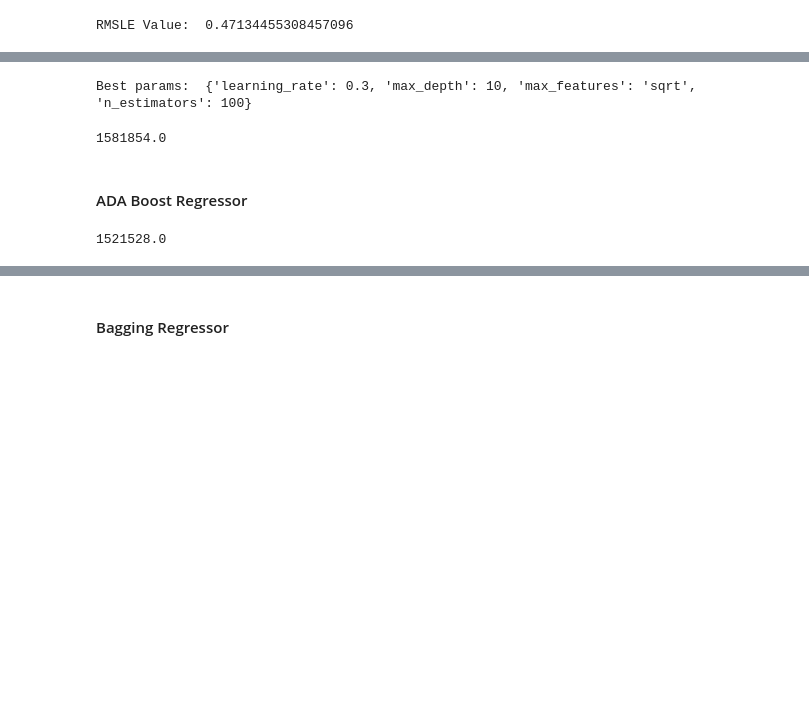
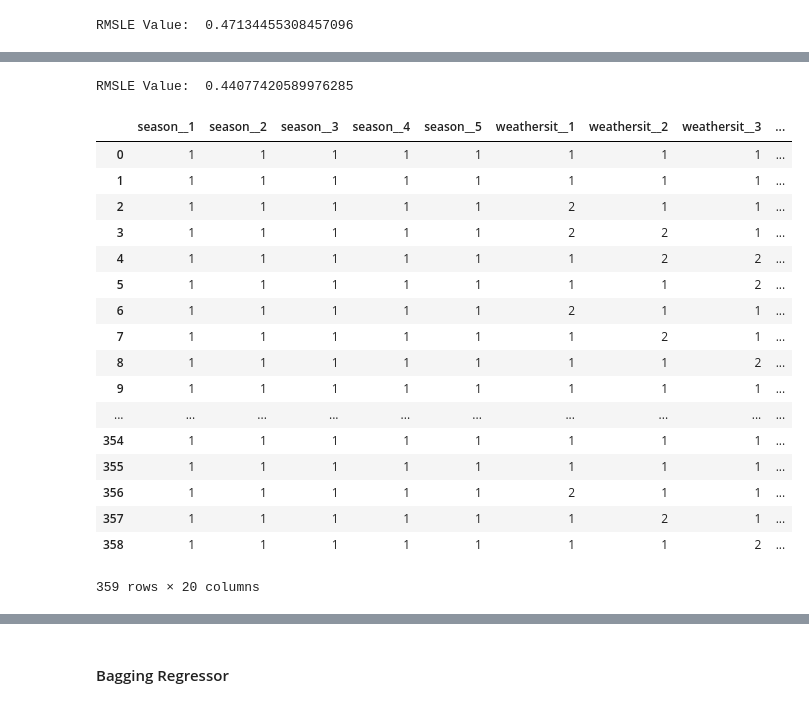
Before and after one commit to santi81/bike_sharing, a Jupyter notebook: Bike_renting-Results.ipynb, the cells around one changed output, grey strips where cells are left out. Drawn from its saved outputs; the diff is of its cells as text; code cells hidden in the pictures; blank space fills up the shorter version.

```diff
--- a/Bike_renting-Results.ipynb
+++ b/Bike_renting-Results.ipynb
@@ -302,40 +373,25 @@ print(profit(actual_predictions,model_predictions).sum())
-# %%
-print("Best params: ", clf_gbr.best_params_)
-# %% [output]
-Best params:  {'learning_rate': 0.3, 'max_depth': 10, 'max_features': 'sqrt', 'n_estimators': 100}
-# %%
-from sklearn.ensemble import GradientBoostingRegressor
-
-#gbr = GradientBoostingRegressor(n_estimators=500,max_features= 'log2', learning_rate=0.1, max_depth = 10)
-gbr = GradientBoostingRegressor()
-
-estimator_gbr = pipeline.Pipeline(steps = [
-    ('model_fitting', gbr)
-    ]
-)
-estimator_gbr.fit(X_train, y_train)
-pred_gbr = estimator_gbr.predict(X_test)
-model_predictions_gbr = convertToPrediction(y_for_calculations,pred_gbr)
-print(profit(actual_predictions,model_predictions_gbr).sum())
-# %% [output]
-1581854.0
-# %% [markdown]
-#### ADA Boost Regressor
-# %%
-### ADA Boost Regressor
-
-from sklearn.ensemble import AdaBoostRegressor
-from sklearn import pipeline,metrics,grid_search
-
-#regressor = RandomForestRegressor(random_state = 0, max_depth = 30, n_estimators = 500, max_features = 'log2')
-regressor = AdaBoostRegressor()
-estimator_ada = pipeline.Pipeline(steps = [
-    ('model_fitting', regressor)
-    ]
-)
-estimator_ada.fit(X_train, y_train)
-pred_ada = estimator_ada.predict(X_test)
-model_predictions_ada = convertToPrediction(y_for_calculations,pred_ada)
-print(profit(actual_predictions,model_predictions_ada).sum())
-# %% [output]
-1521528.0
+# %%
+print ("RMSLE Value: ",rmsle(actual_predictions,model_predictions_gbr))
+# %% [output]
+RMSLE Value:  0.44077420589976285
+# %%
+X_raw_train[cols]
+# %% [output]
+|  | season__1 | season__2 | season__3 | season__4 | season__5 | weathersit__1 | weathersit__2 | weathersit__3 | ... |
+| 0 | 1 | 1 | 1 | 1 | 1 | 1 | 1 | 1 | ... |
+| 1 | 1 | 1 | 1 | 1 | 1 | 1 | 1 | 1 | ... |
+| 2 | 1 | 1 | 1 | 1 | 1 | 2 | 1 | 1 | ... |
+| 3 | 1 | 1 | 1 | 1 | 1 | 2 | 2 | 1 | ... |
+| 4 | 1 | 1 | 1 | 1 | 1 | 1 | 2 | 2 | ... |
+| 5 | 1 | 1 | 1 | 1 | 1 | 1 | 1 | 2 | ... |
+| 6 | 1 | 1 | 1 | 1 | 1 | 2 | 1 | 1 | ... |
+| 7 | 1 | 1 | 1 | 1 | 1 | 1 | 2 | 1 | ... |
+| 8 | 1 | 1 | 1 | 1 | 1 | 1 | 1 | 2 | ... |
+| 9 | 1 | 1 | 1 | 1 | 1 | 1 | 1 | 1 | ... |
+| ... | ... | ... | ... | ... | ... | ... | ... | ... | ... |
+| 354 | 1 | 1 | 1 | 1 | 1 | 1 | 1 | 1 | ... |
+| 355 | 1 | 1 | 1 | 1 | 1 | 1 | 1 | 1 | ... |
+| 356 | 1 | 1 | 1 | 1 | 1 | 2 | 1 | 1 | ... |
+| 357 | 1 | 1 | 1 | 1 | 1 | 1 | 2 | 1 | ... |
+| 358 | 1 | 1 | 1 | 1 | 1 | 1 | 1 | 2 | ... |
+359 rows × 20 columns
```
Also changed, not shown: parts of 30 cells of this notebook.
